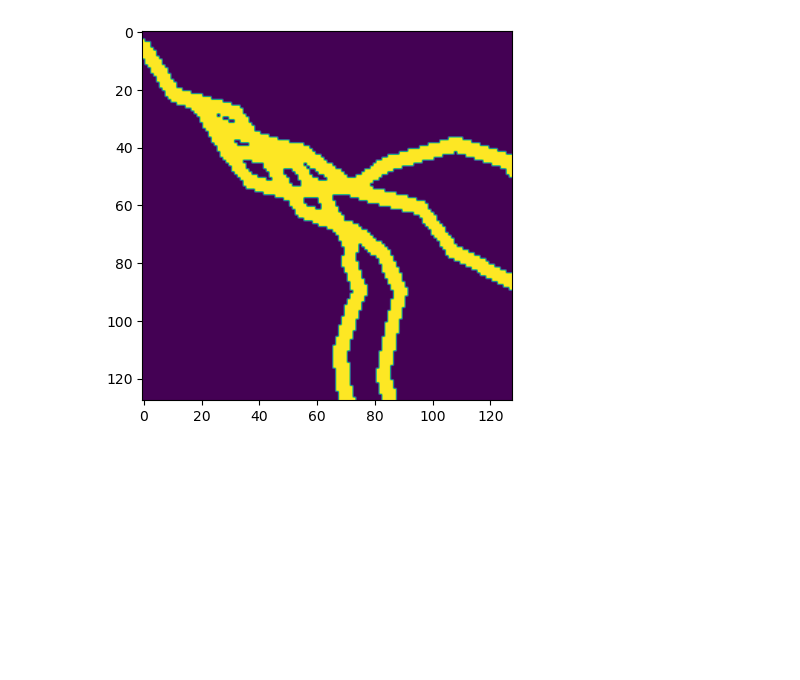
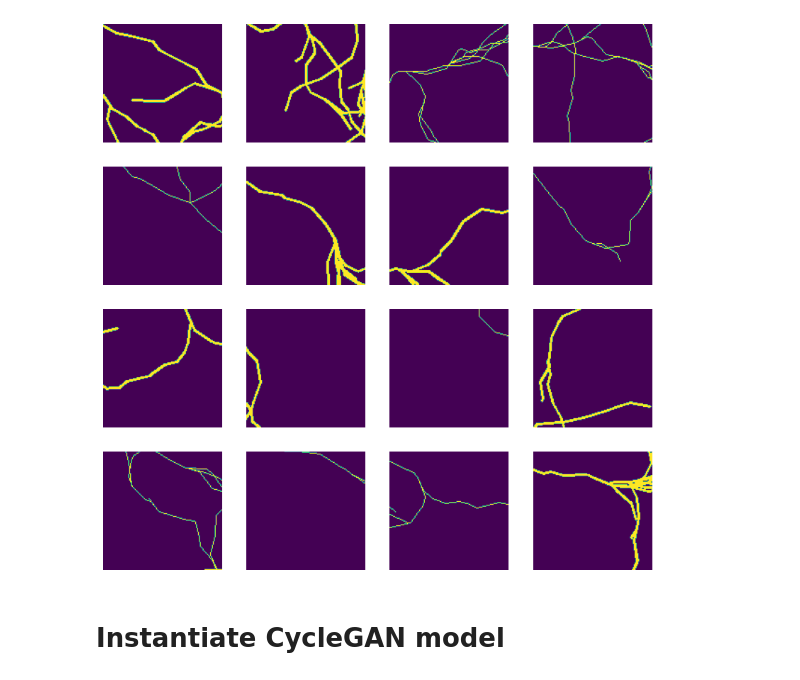
Before and after one commit to dkersh/crack_dataset_cycleGAN, a Jupyter notebook: model_testing.ipynb, the cells around one changed output. Saved outputs shown, nothing was run; the diff lists cells and outputs as text; code cells hidden in the pictures; blank space fills up the shorter version.

Commit message:
model_testing_notebook completed

```diff
--- a/model_testing.ipynb
+++ b/model_testing.ipynb
@@ -6,11 +8,14 @@ import cv2
 
 filenames = glob('crack_segmentation_dataset/images/DeepCrack*.jpg')
 y_filenames = glob('crack_segmentation_dataset/masks/CFD*.jpg')
-X = np.random.choice(filenames)
-img = cv2.imread(X, -1)
-img = cv2.resize(img, (128, 128), interpolation=cv2.INTER_AREA)
-img = 255-cv2.cvtColor(img, cv2.COLOR_RGB2GRAY)
-plt.figure()
-plt.imshow(img)
+plt.figure(figsize=(10, 10))
+for i in range(16):
+    X = np.random.choice(filenames)
+    img = cv2.imread(X, -1)
+    img = cv2.resize(img, (128, 128), interpolation=cv2.INTER_AREA)
+    img = 255-cv2.cvtColor(img, cv2.COLOR_RGB2GRAY)
+    plt.subplot(4,4,i+1)
+    plt.axis(False)
+    plt.imshow(img, cmap='Greys')
 plt.show()
 # %% [output]
@@ -18,15 +25,20 @@ plt.show()
 # %%
 import importlib
 import cyclegan
 cyclegan = importlib.reload(cyclegan)
 
-crack = cyclegan.DataGenerator([],[], 128, 128).generate_crack()
+plt.figure(figsize=(10, 10))
+for i in range(16):
+    plt.subplot(4,4,i+1)
+    crack = cyclegan.DataGenerator([],[], 128, 128).generate_crack()
+    plt.axis(False)
 
-plt.figure()
-plt.imshow(crack)
+    plt.imshow(crack)
 plt.show()
 # %% [output]
-[figure, old version]
+[figure, new version]
+# %% [markdown]
+# Instantiate CycleGAN model
 # %%
 import importlib
 import cyclegan
```
Also changed, not shown: parts of 17 cells of this notebook, 2 other files.
